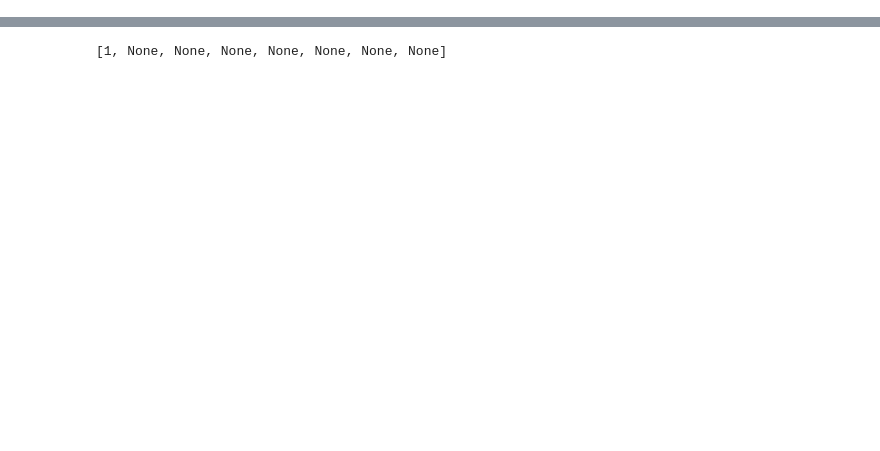
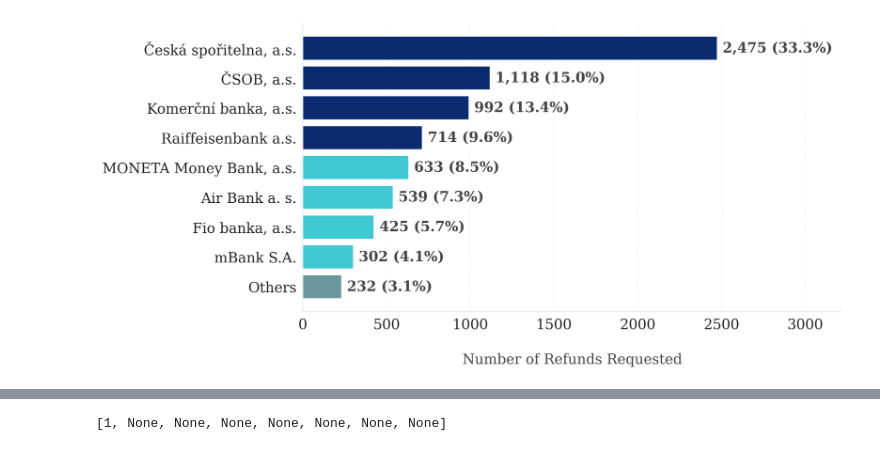
Before and after one commit to filipditrich/master-thesis, a Jupyter notebook: thesis/figures/charts/charts.ipynb, the cells around one changed output, grey strips where cells are left out. Cells and saved outputs as stored; diff of their text form; code cells hidden in the pictures; blank space fills up the shorter version.

```diff
--- a/thesis/figures/charts/charts.ipynb
+++ b/thesis/figures/charts/charts.ipynb
@@ -1085,7 +1091,7 @@ df_plot = pd.concat([main_banks, others_sum])
 df_plot = df_plot.sort_values('count', ascending=True)
 
 # Create figure and axis
-fig, ax = plt.subplots(figsize=(12, 8))
+fig, ax = plt.subplots(figsize=(12, 5.75))
 
 # Create horizontal bars
 bars = []
@@ -1109,34 +1115,36 @@ for bar in bars:
 		width + 32,  # Slight padding
 		bar.get_y() + bar.get_height() / 2,
 		label,
 		va='center',
 		fontsize=16,
 		color=get_chart_color('text'),
 		fontweight='bold'
 	)
 
 # Customize chart
-ax.set_xlabel('Number of Refunds', fontsize=16, labelpad=24, color=get_chart_color('text'))
+ax.set_xlabel('Number of Refunds Requested', fontsize=16, labelpad=24, color=get_chart_color('text'))
 ax.tick_params(axis='both', labelsize=16)
 
 # Format axis
 ax.grid(True, axis='x', alpha=0.2)
 ax.set_axisbelow(True)
 ax.spines['top'].set_visible(False)
 ax.spines['right'].set_visible(False)
 
 # Add padding to x-axis for labels
 x_max = df_plot['count'].max()
 ax.set_xlim(0, x_max * 1.3)  # Add 25% padding for labels
 
 # hide grid y-axis
 ax.grid(axis='y', linestyle='--', alpha=0)
 ax.grid(axis='x', linestyle='--', alpha=0.5)
 
 # Adjust layout
 plt.tight_layout()
 
 plt.savefig(get_charts_dir("rq22-bank-refunds.png"), dpi=300, bbox_inches='tight', pad_inches=0.1)
+# %% [output]
+[figure, added]
 # %%
 import pandas as pd
 import matplotlib.pyplot as plt
```
Also changed, not shown: parts of 10 cells of this notebook, 27 other files.
